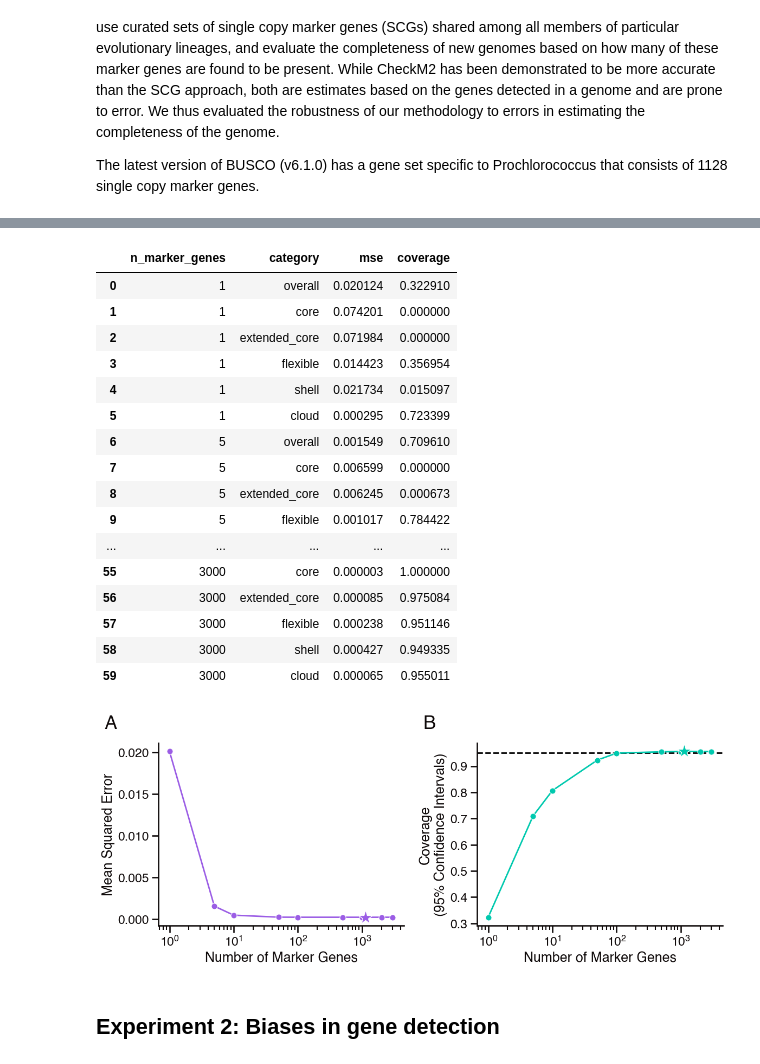
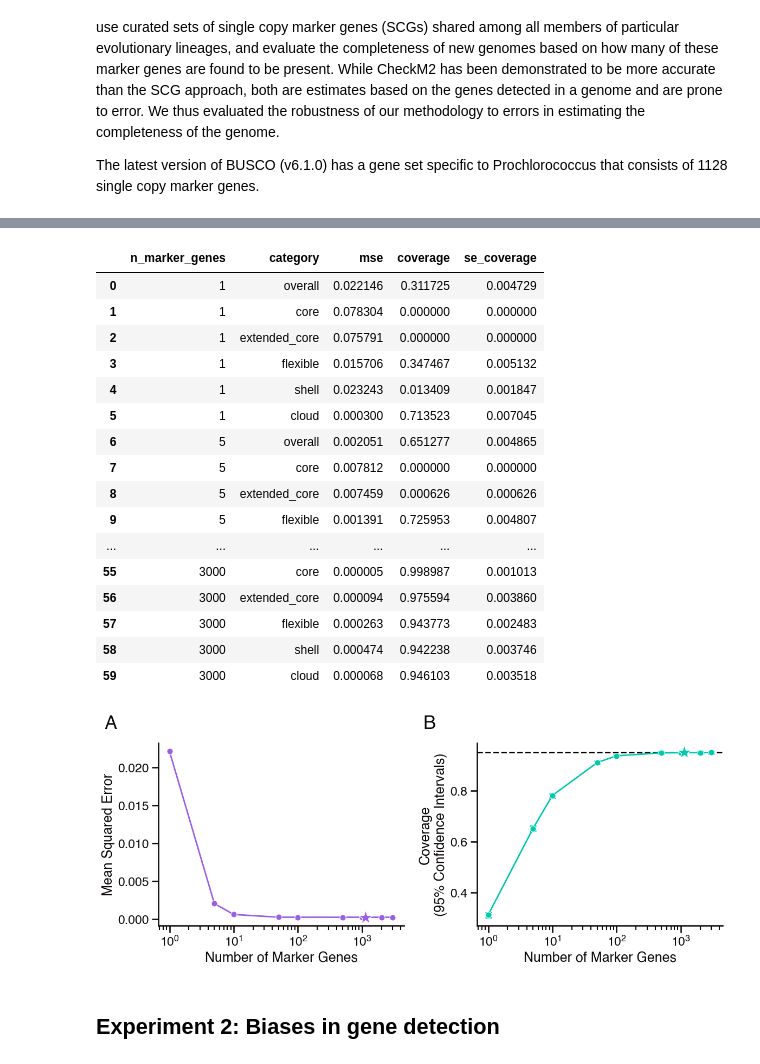
Before and after one commit to blasks/gene-prevalence, a Jupyter notebook: experiments/3-model-misspecification-simulations.ipynb, the cells around one changed output, grey strips where cells are left out. Cells and saved outputs as stored; diff of their text form; code cells hidden in the pictures.

```diff
--- a/experiments/3-model-misspecification-simulations.ipynb
+++ b/experiments/3-model-misspecification-simulations.ipynb
@@ -21,7 +21,10 @@ from gene_prevalence.simulations import build_observed_data_matrix, \
     build_presence_absence_matrix
 
 # instatiate random number generator with fixed seed for reproducibility
-rng = np.random.default_rng(seed=9481)
+rng = np.random.default_rng(seed=303838)
+
+# set confidence interval alpha level
+ci_alpha = 0.05
 # %%
 # set aesthetic parameters
 
@@ -253,11 +256,11 @@ for n_marker_genes in n_marker_genes_options:
     fit = model.fit(
         estimator="mle",
         interval_method="likelihood_ratio",
-        alpha=0.1,
+        alpha=ci_alpha,
         clip=True,
     )
     pi_hat = fit.prevalence
-    ci_lower, ci_upper = fit.confidence_interval()  # 90% confidence intervals
+    ci_lower, ci_upper = fit.confidence_interval()  # confidence interval bounds
 
     # evaluate MSE and coverage for each subset of genes
     for category, genes in category_definitions.items():
@@ -265,7 +268,7 @@ for n_marker_genes in n_marker_genes_options:
         # calculate MSE of estimated pi values compared to true pi values for this subset of genes
         mse = np.mean((pi_hat[genes] - true_pi_values[genes]) ** 2)
 
-        # calculate coverage of confidence intervals
+        # calculate confidence interval coverage
         # (proportion of true pi values that fall within the intervals) for this subset of genes
         coverage = np.mean((true_pi_values[genes] >= ci_lower[genes]) & (true_pi_values[genes] <= ci_upper[genes]))
 
@@ -274,30 +277,31 @@ for n_marker_genes in n_marker_genes_options:
             'n_marker_genes': n_marker_genes,
             'category': category,
             'mse': mse,
-            'coverage': coverage
+            'coverage': coverage,
+            'se_coverage': np.sqrt(coverage * (1 - coverage) / len(genes))  # standard error of coverage estimate
         })
 
 # convert results to a pandas dataframe
 lambda_test_df = pd.DataFrame(results)
 lambda_test_df
 # %% [output]
-|  | n_marker_genes | category | mse | coverage |
-| 0 | 1 | overall | 0.020124 | 0.322910 |
-| 1 | 1 | core | 0.074201 | 0.000000 |
-| 2 | 1 | extended_core | 0.071984 | 0.000000 |
-| 3 | 1 | flexible | 0.014423 | 0.356954 |
-| 4 | 1 | shell | 0.021734 | 0.015097 |
-| 5 | 1 | cloud | 0.000295 | 0.723399 |
-| 6 | 5 | overall | 0.001549 | 0.709610 |
-| 7 | 5 | core | 0.006599 | 0.000000 |
-| 8 | 5 | extended_core | 0.006245 | 0.000673 |
-| 9 | 5 | flexible | 0.001017 | 0.784422 |
-| ... | ... | ... | ... | ... |
-| 55 | 3000 | core | 0.000003 | 1.000000 |
-| 56 | 3000 | extended_core | 0.000085 | 0.975084 |
-| 57 | 3000 | flexible | 0.000238 | 0.951146 |
-| 58 | 3000 | shell | 0.000427 | 0.949335 |
-| 59 | 3000 | cloud | 0.000065 | 0.955011 |
+|  | n_marker_genes | category | mse | coverage | se_coverage |
+| 0 | 1 | overall | 0.022146 | 0.311725 | 0.004729 |
+| 1 | 1 | core | 0.078304 | 0.000000 | 0.000000 |
+| 2 | 1 | extended_core | 0.075791 | 0.000000 | 0.000000 |
+| 3 | 1 | flexible | 0.015706 | 0.347467 | 0.005132 |
+| 4 | 1 | shell | 0.023243 | 0.013409 | 0.001847 |
+| 5 | 1 | cloud | 0.000300 | 0.713523 | 0.007045 |
+| 6 | 5 | overall | 0.002051 | 0.651277 | 0.004865 |
+| 7 | 5 | core | 0.007812 | 0.000000 | 0.000000 |
+| 8 | 5 | extended_core | 0.007459 | 0.000626 | 0.000626 |
+| 9 | 5 | flexible | 0.001391 | 0.725953 | 0.004807 |
+| ... | ... | ... | ... | ... | ... |
+| 55 | 3000 | core | 0.000005 | 0.998987 | 0.001013 |
+| 56 | 3000 | extended_core | 0.000094 | 0.975594 | 0.003860 |
+| 57 | 3000 | flexible | 0.000263 | 0.943773 | 0.002483 |
+| 58 | 3000 | shell | 0.000474 | 0.942238 | 0.003746 |
+| 59 | 3000 | cloud | 0.000068 | 0.946103 | 0.003518 |
 # %%
 # plot MSE and coverage for overall category as a function of number of marker genes
 
@@ -330,37 +334,49 @@ axes[0].set_xlabel('Number of Marker Genes')
 axes[0].set_ylabel('Mean Squared Error')
 # mark the MSE for 1128 marker genes with a star
 mse_1128 = overall_df[overall_df['n_marker_genes'] == 1128]['mse'].values[0]
 axes[0].plot(1128, mse_1128, marker='*', color=palette[0], markersize=20, markeredgecolor='white')
 # add annotation for subplot A
 axes[0].annotate("A", **annotation_kwargs)
 
 # plot B: coverage as a function of number of marker genes
 sns.lineplot(
     data=overall_df,
     x='n_marker_genes',
     y='coverage',
     color=palette[2],
     marker='o',
     ms=8,
     ax=axes[1]
 )
+# add error bars for +/- 2 standard errors of the coverage estimate
+axes[1].errorbar(
+    x=overall_df['n_marker_genes'],
+    y=overall_df['coverage'],
+    yerr=(overall_df['se_coverage'] * 2),  # 2 standard errors for approximate 95% confidence interval
+    fmt='none',
+    ecolor=palette[2],
+    elinewidth=2,
+    capsize=4,
+    capthick=2,
+    zorder=0
+)
 axes[1].set_xscale('log')
 axes[1].set_xlabel('Number of Marker Genes')
-axes[1].set_ylabel('Coverage\n(95% Confidence Intervals)')
-# add horizontal line at 0.95 as reference
-axes[1].axhline(0.95, color='black', linestyle='--', zorder=1)
+axes[1].set_ylabel(f'Coverage\n({(1 - ci_alpha):.0%} Confidence Intervals)')
+# add horizontal line at the nominal coverage level as reference
+axes[1].axhline(1 - ci_alpha, color='black', linestyle='--', zorder=1)
 # mark the coverage for 1128 marker genes with a star
 coverage_1128 = overall_df[overall_df['n_marker_genes'] == 1128]['coverage'].values[0]
 axes[1].plot(1128, coverage_1128, marker='*', color=palette[2], markersize=20, markeredgecolor='white')
 # add annotation for subplot B
 axes[1].annotate("B", **annotation_kwargs)
 
 # show and save the figure
 plt.tight_layout()
 # plt.savefig("marker_gene_simulation_results.png", dpi=300, bbox_inches='tight')
 plt.show()
 # %% [output]
-[figure, old version]
+[figure, new version]
 # %% [markdown]
 ## Experiment 2: Biases in gene detection
 # %%
```
Also changed, not shown: parts of 8 cells of this notebook, 4 other files.
